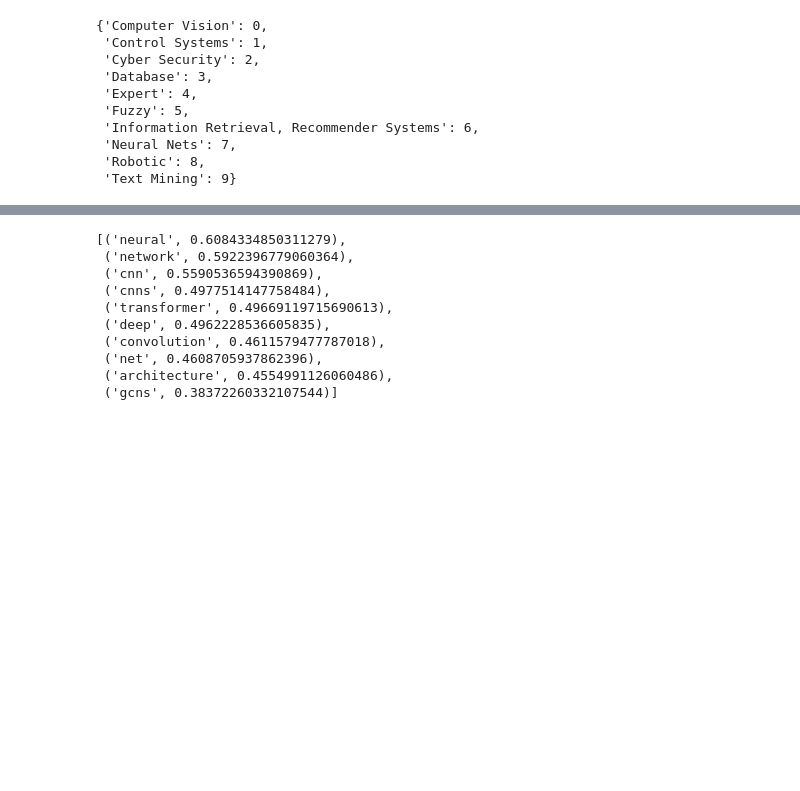
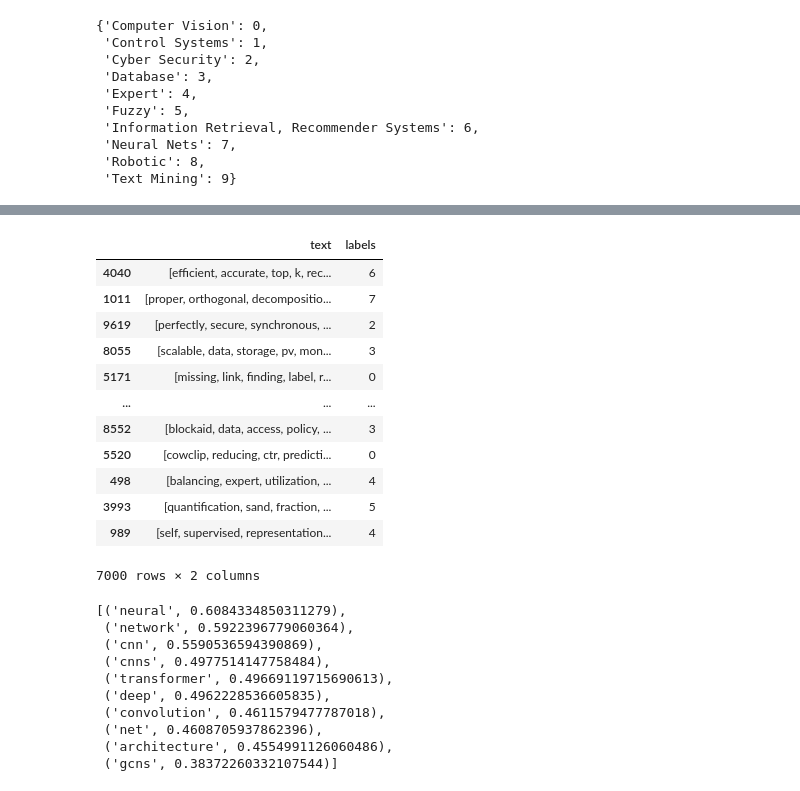
Before and after one commit to ex3del/NLP, a Jupyter notebook: NLP.ipynb, the cells around one changed output, grey strips where cells are left out. Drawn from its saved outputs; the diff is of its cells as text; code cells hidden in the pictures; blank space fills up the shorter version.

```diff
--- a/NLP.ipynb
+++ b/NLP.ipynb
@@ -234,4 +234,20 @@ test
 3000 rows × 2 columns
+# %%
+training
+# %% [output]
+|  | text | labels |
+| 4040 | [efficient, accurate, top, k, rec... | 6 |
+| 1011 | [proper, orthogonal, decompositio... | 7 |
+| 9619 | [perfectly, secure, synchronous, ... | 2 |
+| 8055 | [scalable, data, storage, pv, mon... | 3 |
+| 5171 | [missing, link, finding, label, r... | 0 |
+| ... | ... | ... |
+| 8552 | [blockaid, data, access, policy, ... | 3 |
+| 5520 | [cowclip, reducing, ctr, predicti... | 0 |
+| 498 | [balancing, expert, utilization, ... | 4 |
+| 3993 | [quantification, sand, fraction, ... | 5 |
+| 989 | [self, supervised, representation... | 4 |
+7000 rows × 2 columns
 # %%
 df = pd.concat([training, test])
 # %%
```
Also changed, not shown: parts of 32 cells of this notebook, 3 other files.
